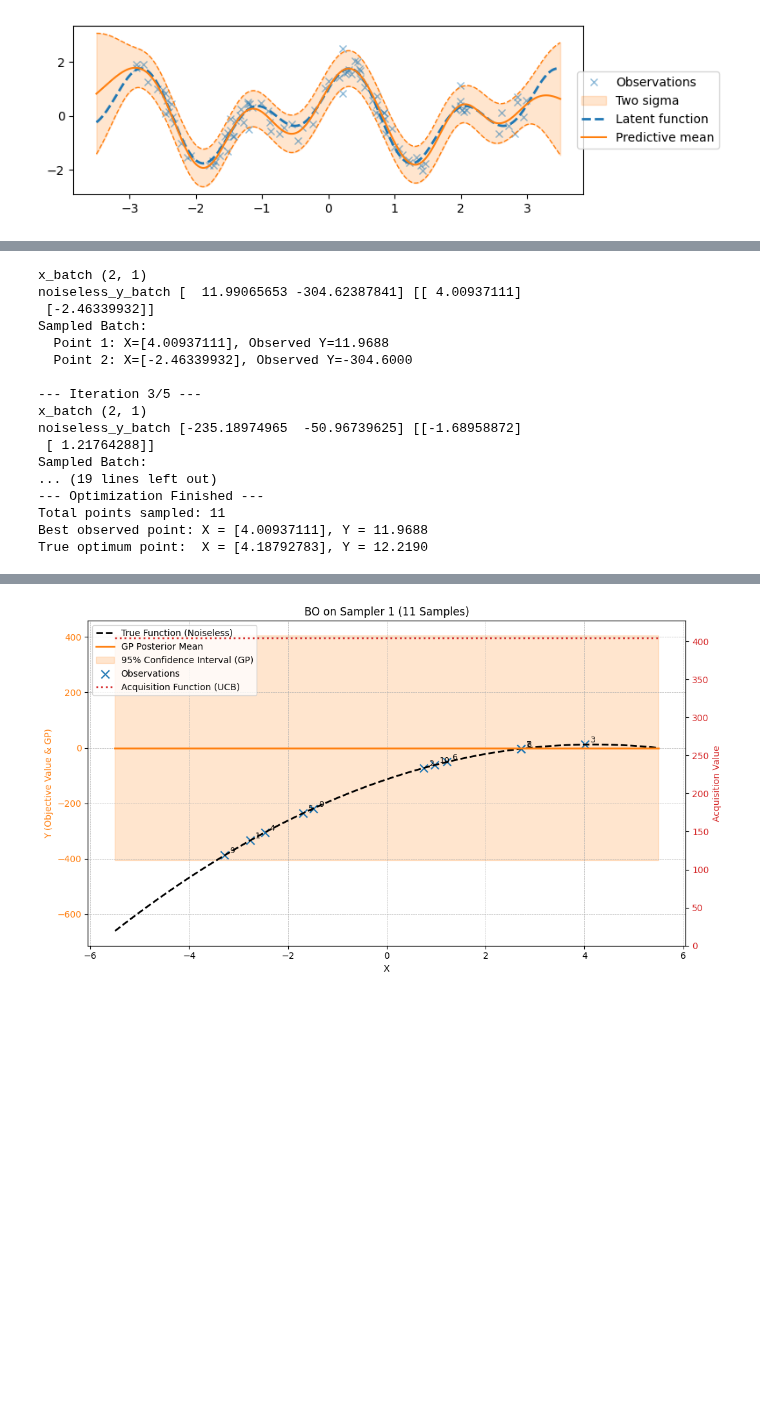
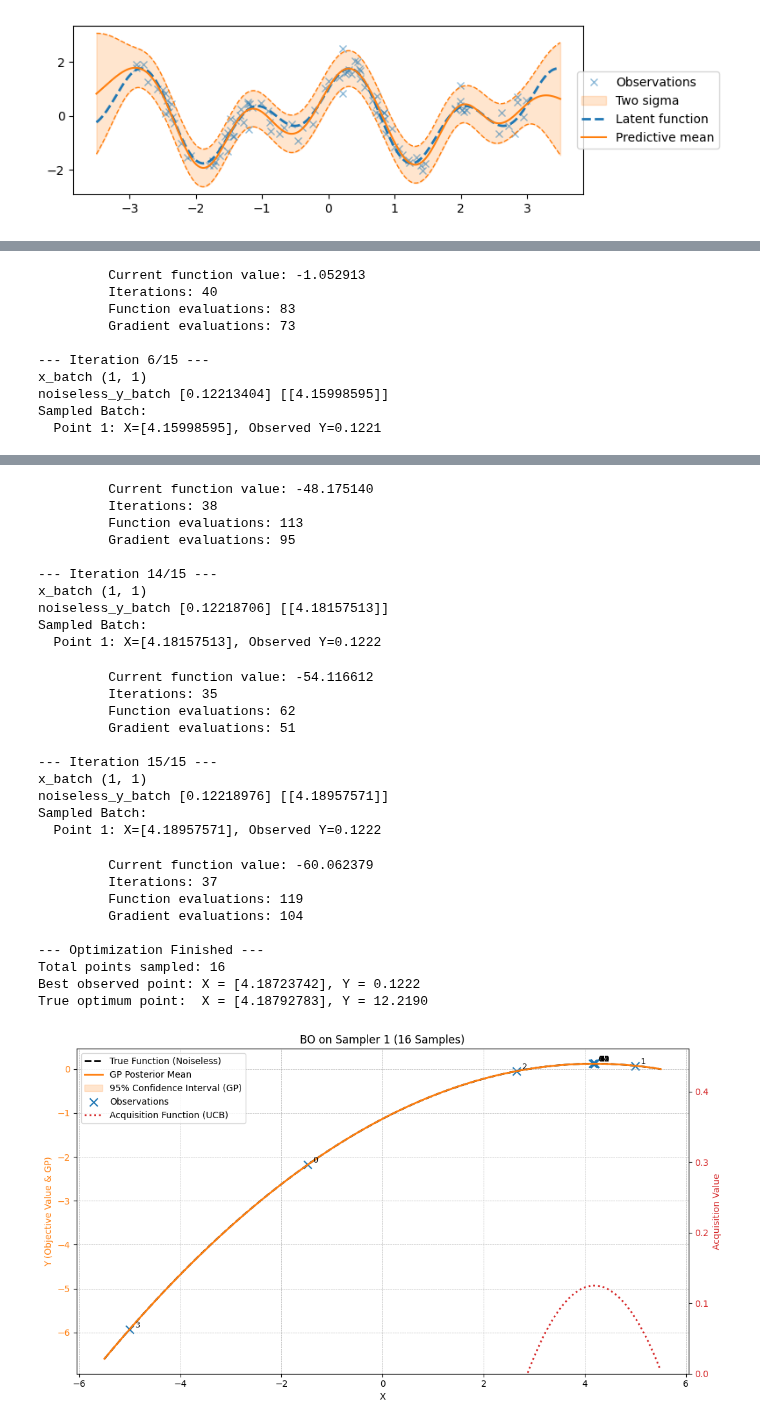
Before and after one commit to Jimvos32/Recurrent-PPO-Jax, a Jupyter notebook: src/tasks/envs/env_notebooks/jax_sampler.ipynb, the cells around one changed output, grey strips where cells are left out. Cells and saved outputs as stored; diff of their text form; code cells hidden in the pictures; blank space fills up the shorter version.

```diff
--- a/src/tasks/envs/env_notebooks/jax_sampler.ipynb
+++ b/src/tasks/envs/env_notebooks/jax_sampler.ipynb
@@ -772,7 +773,7 @@ def objective_for_bo(x_batch: jnp.ndarray, key: jr.PRNGKey) -> jnp.ndarray:
     # Get noiseless values
 
     print("x_batch", x_batch.shape)
-    noiseless_y_batch = compute_batch_y_sampler_jit(x_batch)
+    noiseless_y_batch = compute_batch_y_sampler_jit(x_batch) * 0.01 # Scale if needed
 
     print("noiseless_y_batch", noiseless_y_batch, x_batch)
 
@@ -788,7 +789,7 @@ def objective_for_bo(x_batch: jnp.ndarray, key: jr.PRNGKey) -> jnp.ndarray:
 def true_objective_for_plot(xtest: jnp.ndarray) -> jnp.ndarray:
     """Wrapper for plotting: calls user's noiseless function."""
     # Use the same JITted batch computation
-    y_true = compute_batch_y_sampler_jit(xtest)
+    y_true = compute_batch_y_sampler_jit(xtest) * 0.01
     # Reshape for plotting if necessary (plot_bo_1d expects (N,1))
     return y_true.reshape(-1, 1)
 
@@ -797,7 +798,7 @@ search_bounds = (jnp.array([x_min]), jnp.array([x_max])) # Use bounds from env
 key, bo_key = jr.split(key)
 bo_optimizer = BayesianOptimizer(search_space_bounds=search_bounds, key=bo_key)
 BATCH_SIZE = 1    # Set BO batch size (e.g., 1 for sequential)
-N_ITERATIONS = 5   # Number of BO steps (samples) after initial
+N_ITERATIONS = 15   # Number of BO steps (samples) after initial
 
 # --- Initial Data ---
 # Sample initial point(s) within bounds
@@ -896,17 +897,10 @@ Sampled Batch:
-x_batch (2, 1)
-noiseless_y_batch [  11.99065653 -304.62387841] [[ 4.00937111]
- [-2.46339932]]
+         Current function value: -1.052913
+         Iterations: 40
+         Function evaluations: 83
+         Gradient evaluations: 73
+
+--- Iteration 6/15 ---
+x_batch (1, 1)
+noiseless_y_batch [0.12213404] [[4.15998595]]
 Sampled Batch:
-  Point 1: X=[4.00937111], Observed Y=11.9688
-  Point 2: X=[-2.46339932], Observed Y=-304.6000
-
---- Iteration 3/5 ---
-x_batch (2, 1)
-noiseless_y_batch [-235.18974965  -50.96739625] [[-1.68958872]
- [ 1.21764288]]
-Sampled Batch:
-... (19 lines left out)
---- Optimization Finished ---
-Total points sampled: 11
-Best observed point: X = [4.00937111], Y = 11.9688
-True optimum point:  X = [4.18792783], Y = 12.2190
+  Point 1: X=[4.15998595], Observed Y=0.1221
@@ -913 +958,30 @@ True optimum point:  X = [4.18792783], Y = 12.2190
+         Current function value: -48.175140
+         Iterations: 38
+         Function evaluations: 113
+         Gradient evaluations: 95
+
+--- Iteration 14/15 ---
+x_batch (1, 1)
+noiseless_y_batch [0.12218706] [[4.18157513]]
+Sampled Batch:
+  Point 1: X=[4.18157513], Observed Y=0.1222
+         Current function value: -54.116612
+         Iterations: 35
+         Function evaluations: 62
+         Gradient evaluations: 51
+
+--- Iteration 15/15 ---
+x_batch (1, 1)
+noiseless_y_batch [0.12218976] [[4.18957571]]
+Sampled Batch:
+  Point 1: X=[4.18957571], Observed Y=0.1222
+         Current function value: -60.062379
+         Iterations: 37
+         Function evaluations: 119
+         Gradient evaluations: 104
+
+--- Optimization Finished ---
+Total points sampled: 16
+Best observed point: X = [4.18723742], Y = 0.1222
+True optimum point:  X = [4.18792783], Y = 12.2190
-[figure, old version]
+[figure, new version]
```
Also changed, not shown: parts of 3 cells of this notebook, 12 other files.
